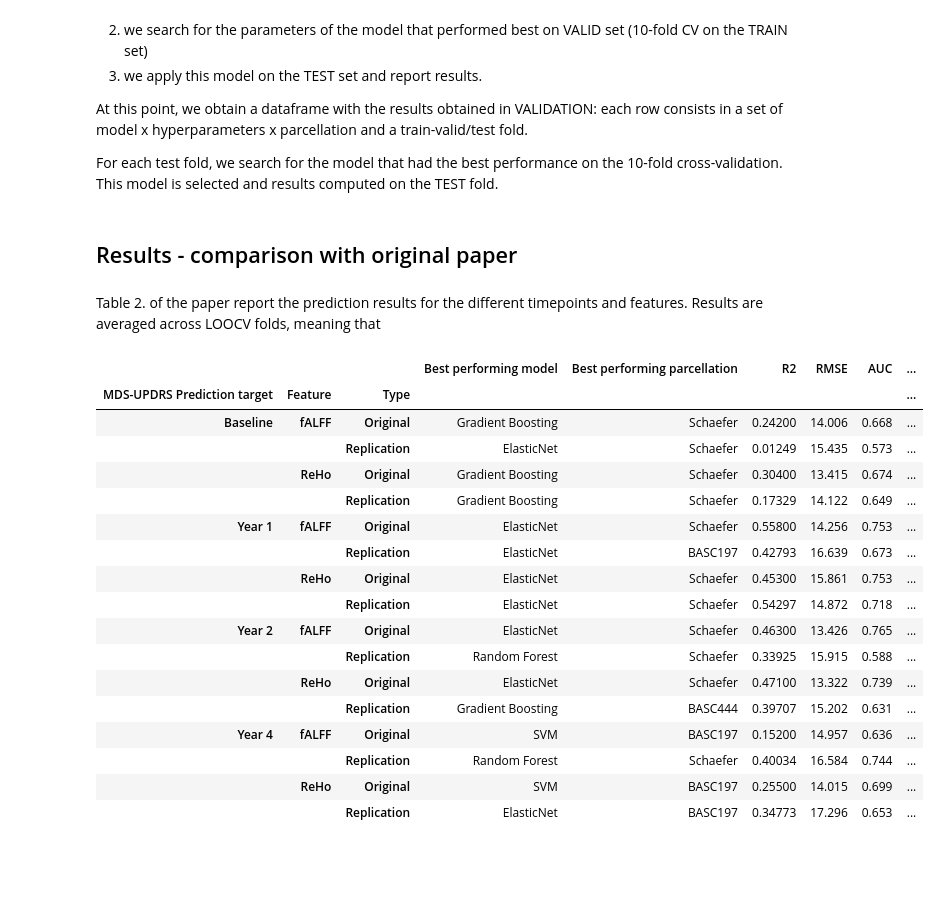
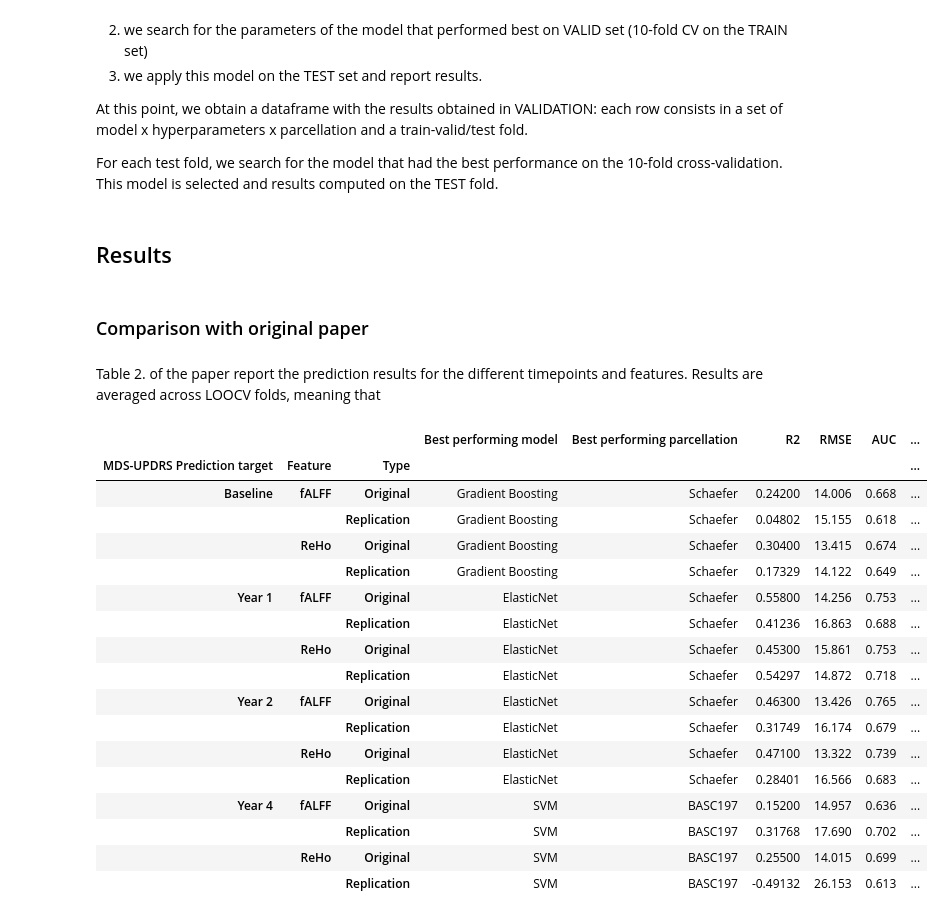
Before and after one commit to elodiegermani/nguyen-etal-2021, a Jupyter notebook: nguyen-etal-2021.ipynb, the cells around one changed output. Cells and saved outputs as stored; diff of their text form; code cells hidden in the pictures; blank space fills up the shorter version.

```diff
--- a/nguyen-etal-2021.ipynb
+++ b/nguyen-etal-2021.ipynb
@@ -795,41 +798,14 @@ features = features.save_features(pipeline, features_dict, outcome_dict, only_im
 # %% [markdown]
 ### Train models
 # %%
-from sklearn import model_selection
-from nguyenetal.prediction import cross_validation, regression_model
+from nguyenetal.prediction import train_model
 import pandas as pd
 import numpy as np
 
-for timepoint in ['baseline', '1y', '2y', '4y']:
-    for atlas in ['schaefer', 'basc197', 'basc444']:
-        for feature in ['falff', 'ReHo']:
-            outer = model_selection.LeaveOneOut()
-            inner = cross_validation.StratifiedKFoldContinuous(n_splits=10, n_bins=3,
-                                                               shuffle=True, random_state=989)
+pipeline = 'reproduction_pipeline'
+specific = None
 
-            output_dir=f'./outputs/{pipeline}/prediction_scores/'+\
-            f'predition-{timepoint}_atlas-{atlas}_feature-{feature}'
-
-            df_all_features = pd.read_csv(f'{output_dir}/data.csv',
-                               header=0, index_col=None)
-            df_outcome = pd.read_csv(f'{output_dir}/target.csv',
-                               header=0, index_col=None)
-
-            target = df_outcome['UPDRS_TOT'].to_numpy(copy=True)
-
-            if 'EVENT_ID' in df_all_features.columns:
-                data = df_all_features.drop(['EVENT_ID'], axis=1).astype(np.float64)
-            else:
-                data = df_all_features.astype(np.float64)
-
-            regressors = regression_model.RegressorPanel(data,target,
-                    outer=outer,
-                    inner=inner,
-                    output_dir=output_dir)
-
-            regressors.set_feature_selection(None)
-
-            #df_summary = regressors.run_all_models(n_iters=10, n_jobs=32)
+#train_model.train_ml_models(pipeline, specific)
 # %% [markdown]
 ### Extract best models test performance with LOOCV
 # %% [markdown]
@@ -855,32 +836,35 @@ for timepoint in ['baseline', '1y', '2y', '4y']:
 # %% [markdown]
-## Results - comparison with original paper
+## Results
+# %% [markdown]
+### Comparison with original paper
 # %% [markdown]
 Table 2. of the paper report the prediction results for the different timepoints and features.
 Results are averaged across LOOCV folds, meaning that
 # %%
-original_df = pd.read_csv('./images/original_results.csv')
-global_df = results.plot_results_table(pipeline, original_df)
+original_df = './images/original_results.csv'
+
+global_df = results.plot_results_table(pipeline, original_df, specific, display='same')
 
 global_df.set_index(['MDS-UPDRS Prediction target', 'Feature','Type'])
 # %% [output]
 |  |  |  | Best performing model | Best performing parcellation | R2 | RMSE | AUC | ... |
 | MDS-UPDRS Prediction target | Feature | Type |  |  |  |  |  | ... |
 | Baseline | fALFF | Original | Gradient Boosting | Schaefer | 0.24200 | 14.006 | 0.668 | ... |
-|  |  | Replication | ElasticNet | Schaefer | 0.01249 | 15.435 | 0.573 | ... |
+|  |  | Replication | Gradient Boosting | Schaefer | 0.04802 | 15.155 | 0.618 | ... |
 |  | ReHo | Original | Gradient Boosting | Schaefer | 0.30400 | 13.415 | 0.674 | ... |
 |  |  | Replication | Gradient Boosting | Schaefer | 0.17329 | 14.122 | 0.649 | ... |
 | Year 1 | fALFF | Original | ElasticNet | Schaefer | 0.55800 | 14.256 | 0.753 | ... |
-|  |  | Replication | ElasticNet | BASC197 | 0.42793 | 16.639 | 0.673 | ... |
+|  |  | Replication | ElasticNet | Schaefer | 0.41236 | 16.863 | 0.688 | ... |
 |  | ReHo | Original | ElasticNet | Schaefer | 0.45300 | 15.861 | 0.753 | ... |
 |  |  | Replication | ElasticNet | Schaefer | 0.54297 | 14.872 | 0.718 | ... |
 | Year 2 | fALFF | Original | ElasticNet | Schaefer | 0.46300 | 13.426 | 0.765 | ... |
-|  |  | Replication | Random Forest | Schaefer | 0.33925 | 15.915 | 0.588 | ... |
+|  |  | Replication | ElasticNet | Schaefer | 0.31749 | 16.174 | 0.679 | ... |
 |  | ReHo | Original | ElasticNet | Schaefer | 0.47100 | 13.322 | 0.739 | ... |
-|  |  | Replication | Gradient Boosting | BASC444 | 0.39707 | 15.202 | 0.631 | ... |
+|  |  | Replication | ElasticNet | Schaefer | 0.28401 | 16.566 | 0.683 | ... |
 | Year 4 | fALFF | Original | SVM | BASC197 | 0.15200 | 14.957 | 0.636 | ... |
-|  |  | Replication | Random Forest | Schaefer | 0.40034 | 16.584 | 0.744 | ... |
+|  |  | Replication | SVM | BASC197 | 0.31768 | 17.690 | 0.702 | ... |
 |  | ReHo | Original | SVM | BASC197 | 0.25500 | 14.015 | 0.699 | ... |
-|  |  | Replication | ElasticNet | BASC197 | 0.34773 | 17.296 | 0.653 | ... |
+|  |  | Replication | SVM | BASC197 | -0.49132 | 26.153 | 0.613 | ... |
 # %%
 results.plot_pred_real(pipeline, global_df)
 # %% [output]
```
Also changed, not shown: parts of 28 cells of this notebook, 6 other files.
